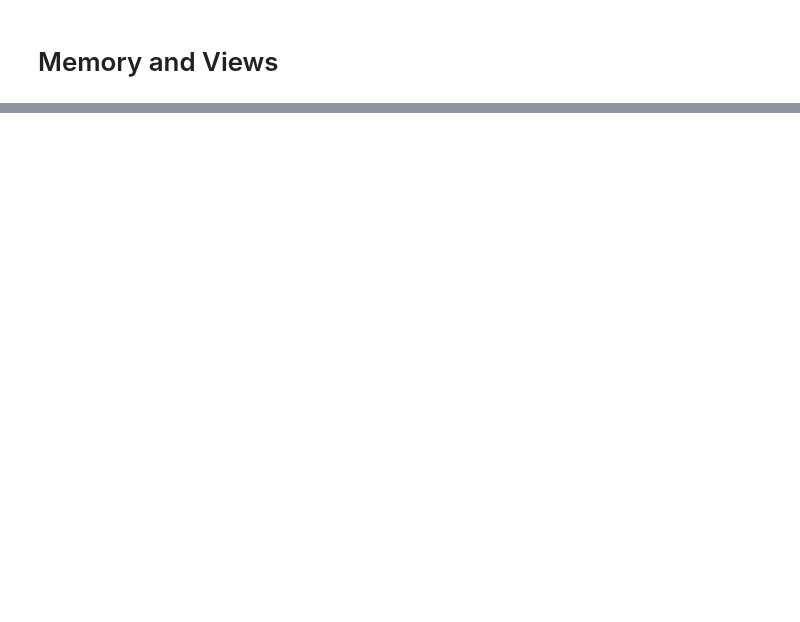
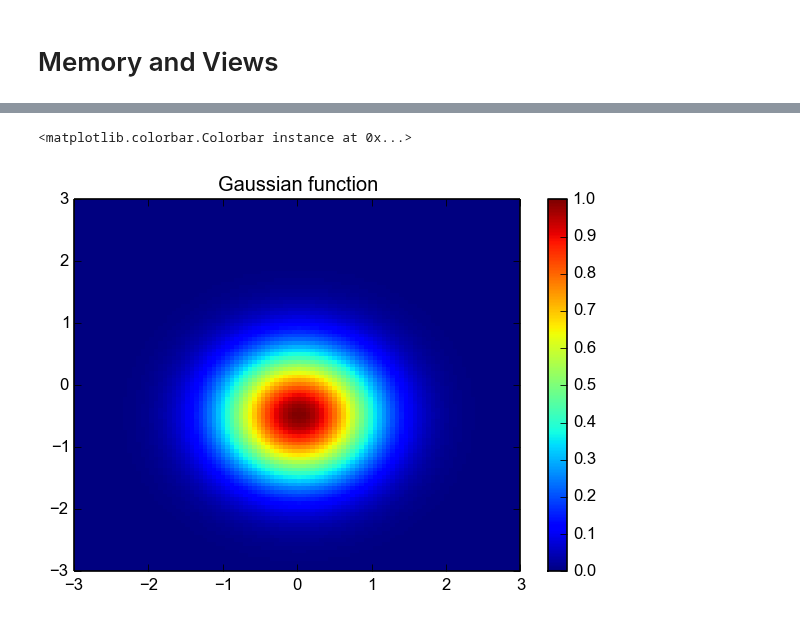
Before and after one commit to MPIDS/Python-Course, a Jupyter notebook: 03-numpy-scipy/talks/basic-numpy.ipynb, the cells around one changed output, grey strips where cells are left out. Cells and saved outputs as stored; diff of their text form; code cells hidden in the pictures; blank space fills up the shorter version.

```diff
--- a/03-numpy-scipy/talks/basic-numpy.ipynb
+++ b/03-numpy-scipy/talks/basic-numpy.ipynb
@@ -644,0 +829,9 @@ array([[5, 6, 7, 8, 9]])
+# %%
+x = y = np.linspace(-3, 3, 101)
+plt.title('Gaussian function')
+values = np.exp(-(x**2 + (y[:, None] + 0.5)**2))
+plt.pcolormesh(x, y, values)
+plt.colorbar()
+# %% [output]
+<matplotlib.colorbar.Colorbar instance at 0x...>
+[figure, added]
```
Also changed, not shown: parts of 71 cells of this notebook.
